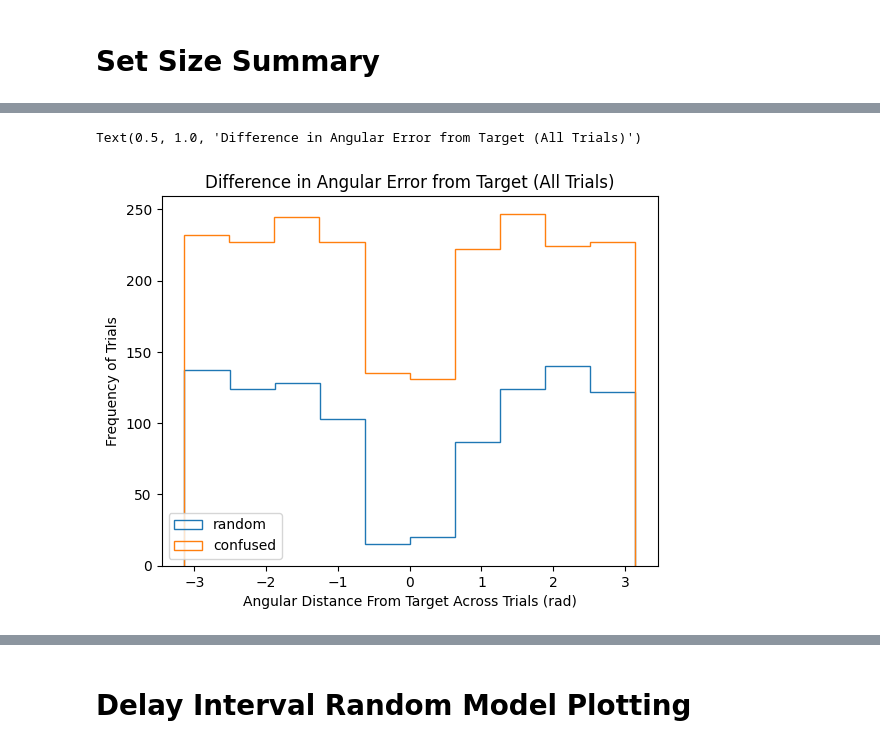
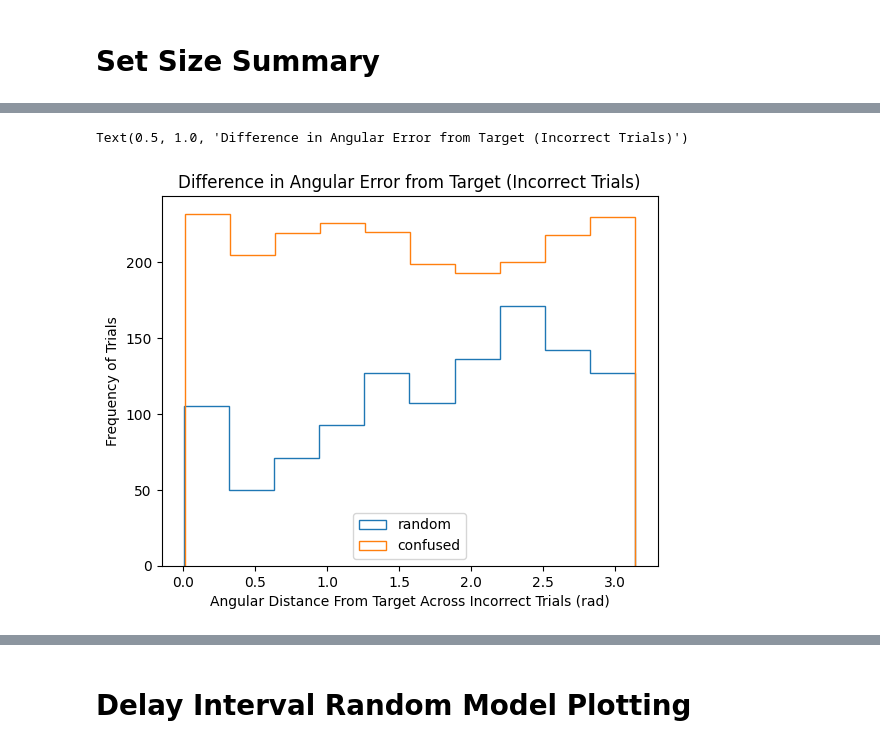
Before and after one commit to aidapiccato/multi-memory-analysis, a Jupyter notebook: notebooks/running_models.ipynb, the cells around one changed output, grey strips where cells are left out. Saved outputs shown, nothing was run; the diff lists cells and outputs as text; code cells hidden in the pictures.

```diff
--- a/notebooks/running_models.ipynb
+++ b/notebooks/running_models.ipynb
@@ -362,14 +362,14 @@ Text(0.5, 1.0, 'Difference in Guessing Models (Correct Trials)')
 # %%
 fig,ax = plt.subplots()
-ax.hist(incorrect_df_random.precision_difference_0, label= 'random', histtype = 'step')
-ax.hist(incorrect_df_confused.precision_difference_0,label= 'confused', histtype = 'step')
+ax.hist(incorrect_df_random.precision_difference_0_abs, label= 'random', histtype = 'step')
+ax.hist(incorrect_df_confused.precision_difference_0_abs,label= 'confused', histtype = 'step')
 plt.legend()
-plt.xlabel('Angular Distance From Target Across Trials (rad)')
+plt.xlabel('Angular Distance From Target Across Incorrect Trials (rad)')
 plt.ylabel('Frequency of Trials')
-plt.title('Difference in Angular Error from Target (All Trials)')
+plt.title('Difference in Angular Error from Target (Incorrect Trials)')
 # %% [output]
-Text(0.5, 1.0, 'Difference in Angular Error from Target (All Trials)')
+Text(0.5, 1.0, 'Difference in Angular Error from Target (Incorrect Trials)')
-[figure, old version]
+[figure, new version]
 # %%
 fig,ax = plt.subplots()
 ax.hist(df_random.precision_difference_choice, label= 'random', histtype = 'step')
```
Also changed, not shown: parts of 35 cells of this notebook, 5 other files.
